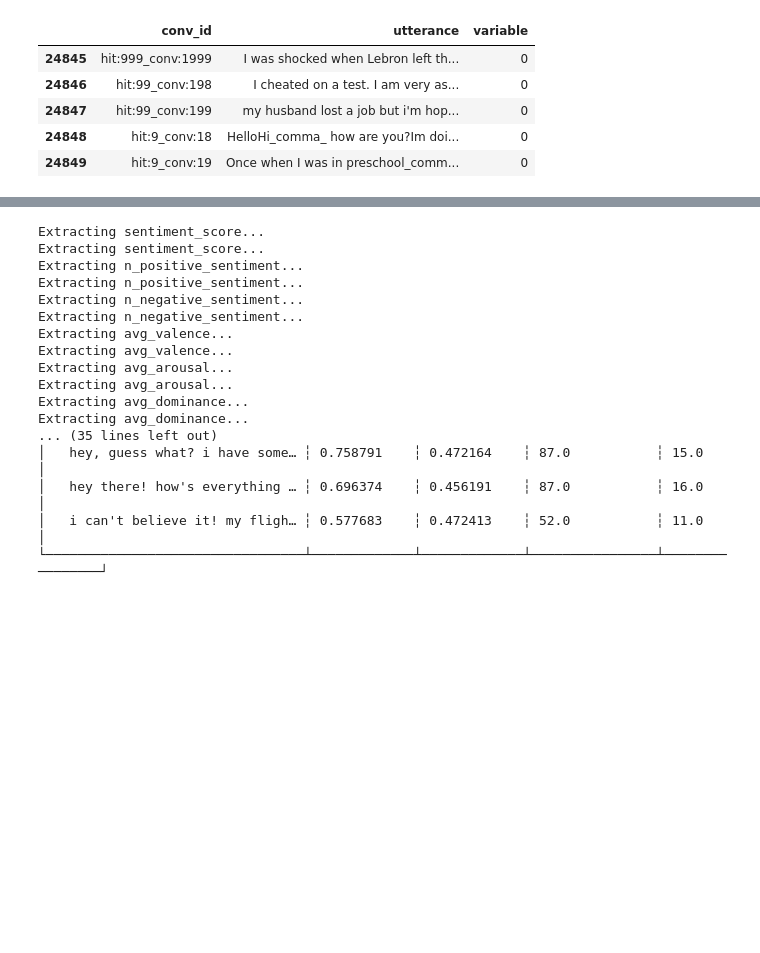
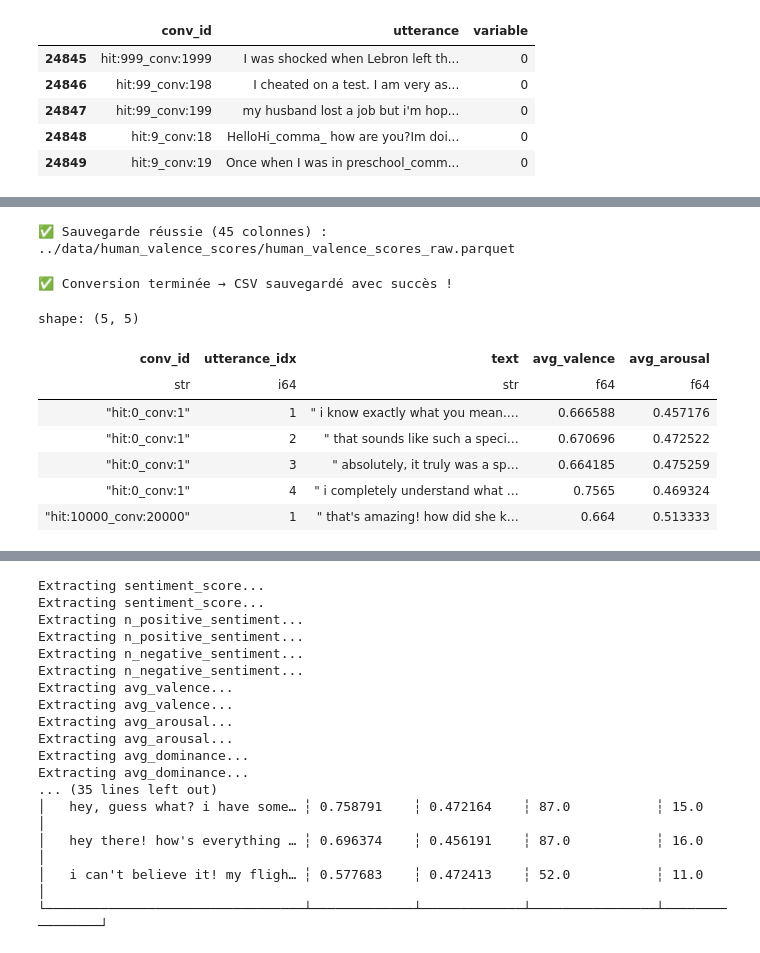
Before and after one commit to telecom-projet-nlp/human-gpt-linguistic-differences, a Jupyter notebook: notebook/Notebook William.ipynb, the cells around one changed output, grey strips where cells are left out. Saved outputs shown, nothing was run; the diff lists cells and outputs as text; code cells hidden in the pictures; blank space fills up the shorter version.

```diff
--- a/notebook/Notebook William.ipynb
+++ b/notebook/Notebook William.ipynb
@@ -606,0 +594,42 @@ KeyboardInterrupt:
+# %%
+import polars as pl
+from elfen.extractor import Extractor
+import os
+import multiprocessing
+
+# --- Multithreading CPU ---
+nb_cores = multiprocessing.cpu_count()     # détecte le nombre total de cœurs
+n_used = min(nb_cores, 8)                  # limite à 8 pour stabilité macOS ARM
+
+for var in ["OMP_NUM_THREADS", "OPENBLAS_NUM_THREADS", "MKL_NUM_THREADS", "VECLIB_MAXIMUM_THREADS"]:
+    os.environ[var] = str(n_used)
+
+print(f"🧠 ELFEN utilisera {n_used}/{nb_cores} cœurs logiques disponibles.")
+
+dial_GPT3 = dial_GPT2.copy()        # dial_GPT2 est dial_GPT avec utterance_idx (question 1)
+dial_GPT3 = dial_GPT3.rename({'processed': 'text'}, axis=1)
+
+# Convertir en Polars
+dial_GPT3 = pl.DataFrame(dial_GPT3)
+
+
+# création de l'extracteur de GPT
+extracteur_GPT = Extractor(
+    data=dial_GPT3,
+    text_col="text",
+    lang="en",              # langue anglaise
+    model="en_core_web_sm"  #modèle qui sera utilisé : ici Spacy
+)
+#extraction du groupe "emotion"
+extracteur_GPT.extract_feature_group("emotion")
+
+# Récupérer les colonnes ajoutées directement dans ext.data
+extraction_GPT = extracteur_GPT.data.select([
+    "conv_id",
+    "utterance_idx",
+    "text",
+    "avg_valence",
+    "avg_arousal"
+])
+# sauvegarde des données en csv
+extraction_GPT.write_csv("../data/GPT_valence_scores/GPT_valence_scores.csv")
@@ -606,0 +717,23 @@ KeyboardInterrupt:
+# %%
+# ⚙️ Supprimer les colonnes non compatibles avec Parquet
+df_export = extracteur_human.data.drop(["nlp", "lemmas", "tokens"], strict=False)
+
+# 💾 Sauvegarde propre des features analytiques
+output_path = "../data/human_valence_scores/human_valence_scores_raw.parquet"
+df_export.write_parquet(output_path)
+
+print(f"✅ Sauvegarde réussie ({len(df_export.columns)} colonnes) : {output_path}")
+# %% [output]
+✅ Sauvegarde réussie (45 colonnes) : ../data/human_valence_scores/human_valence_scores_raw.parquet
+# %%
+import pandas as pd
+
+# Charger le fichier Parquet
+df = pd.read_parquet("../data/human_valence_scores/human_valence_scores_raw.parquet")
+
+# Sauvegarder en CSV
+df.to_csv("../data/human_valence_scores/human_valence_scores_raw.csv", index=False)
+
+print("✅ Conversion terminée → CSV sauvegardé avec succès !")
+# %% [output]
+✅ Conversion terminée → CSV sauvegardé avec succès !
@@ -606,0 +746,11 @@ KeyboardInterrupt:
+# %%
+extraction_GPT.head()
+# %% [output]
+shape: (5, 5)
+| conv_id | utterance_idx | text | avg_valence | avg_arousal |
+| str | i64 | str | f64 | f64 |
+| "hit:0_conv:1" | 1 | " i know exactly what you mean.… | 0.666588 | 0.457176 |
+| "hit:0_conv:1" | 2 | " that sounds like such a speci… | 0.670696 | 0.472522 |
+| "hit:0_conv:1" | 3 | " absolutely, it truly was a sp… | 0.664185 | 0.475259 |
+| "hit:0_conv:1" | 4 | " i completely understand what … | 0.7565 | 0.469324 |
+| "hit:10000_conv:20000" | 1 | " that's amazing! how did she k… | 0.664 | 0.513333 |
```
Also changed, not shown: parts of 14 cells of this notebook, 1 other file.
